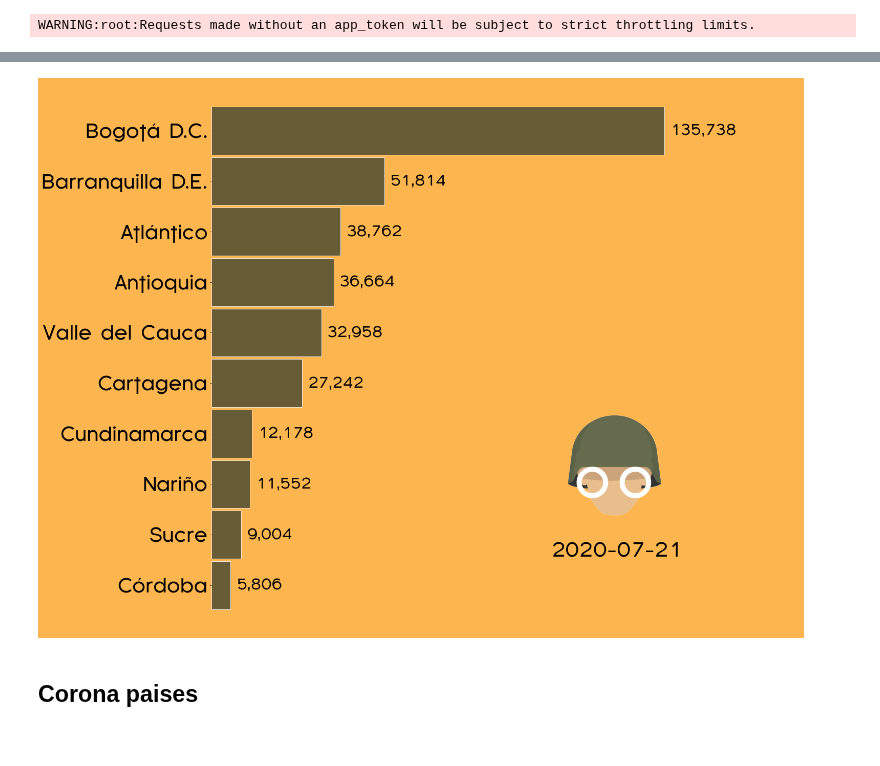
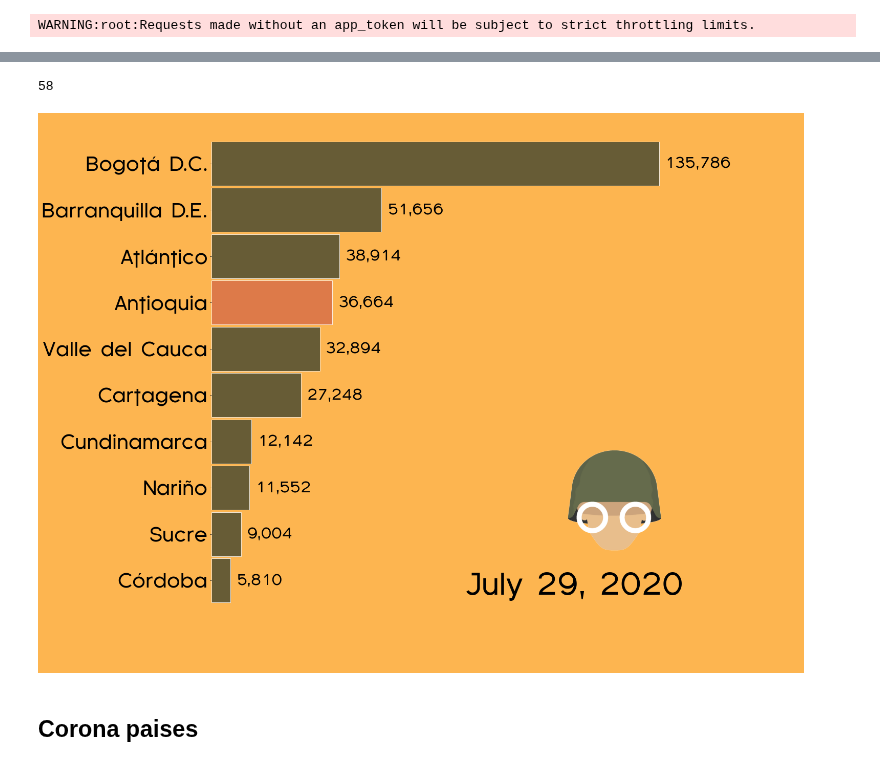
Before and after one commit to datatrooper/instatrooper, a Jupyter notebook: notebooks/2020/t3/carrera coronavirus.ipynb, the cells around one changed output, grey strips where cells are left out. Drawn from its saved outputs; the diff is of its cells as text; code cells hidden in the pictures.

```diff
--- a/notebooks/2020/t3/carrera coronavirus.ipynb
+++ b/notebooks/2020/t3/carrera coronavirus.ipynb
@@ -134,37 +134,45 @@ df_dep_1.iloc[::2]
+# %%
+colores = ['#424630','#d56c48','#424630','#424630','#424630','#424630','#424630','#424630','#424630','#424630','#424630','#424630','#424630','#424630','#424630','#424630','#424630','#424630','#424630','#424630','#424630','#424630','#424630','#424630','#424630','#424630','#424630','#424630','#424630','#424630','#424630','#424630','#424630','#424630','#424630','#424630','#424630','#424630','#424630','#424630','#424630','#424630','#424630','#424630','#424630','#424630','#424630','#424630','#424630','#424630','#424630','#424630','#424630','#424630','#424630','#424630','#424630','#424630']
+len(colores)
+# %% [output]
+58
 # %%
 fpath = os.path.join(rcParams["datapath"], "../../../styles/Florsn01.ttf")
 prop = fm.FontProperties(fname=fpath)
 fig, ax = plt.subplots(figsize=(20, 15), facecolor=(253/255, 181/255, 80/255, 1))
 ax.set_facecolor((253/255, 181/255, 80/255, 1))
 ax.set_xlabel("", fontsize=25)
 ax.set_ylabel("", fontsize=25)
 plt.rcParams['font.size'] = 25
 plt.box(False)
 plt.grid(False)
 plt.rcParams['axes.grid'] = False
 plt.xticks([])
 plt.subplots_adjust(left=0.28, right=1.08, top=1, bottom=0)
 
 
 
 img = plt.imread("../../../styles/cara1-01.png")
 newax = fig.add_axes([0.61, 0.15, 0.3, 0.3], anchor='NE', zorder=-1)
 newax.imshow(img)
 newax.axis('off')
 
 #plt.rcParams['font.family'] = 'Florencesans'
 #for tick in ax.get_xticklabels():
 #    tick.set_fontname("Florencesans")
 '''
 #plt.rcParams['font.family'] = 'Florencesans'
 for tick in ax.get_xticklabels():
     tick.set_fontname("Florencesans")
+
 '''
-bcr.bar_chart_race(df_dep_1.iloc[::2].tail(1), '../../../outputs/covid_dep_test.mp4', colors=['#424630'], fig=fig, n_bars=10, #title={'size':10, 'family':'Florencesans', 'label': 'Covid-19 en Colombia', 'color': '#424630'},
+
+
+bcr.bar_chart_race(df_dep_1.iloc[::2], '../../../outputs/covid_dep_ago22.mp4', colors=colores, fig=fig, n_bars=10, #title={'size':10, 'family':'Florencesans', 'label': 'Covid-19 en Colombia', 'color': '#424630'},
                    tick_label_font={'size':40, 'family':'Florencesans'}, tick_template='{x:10.2f}', bar_label_font={'size':30, 'family':'Florencesans'},
-                   period_label={'size': 40, 'family':'Florencesans', 'x': .8,'y': .15, 'ha': 'right', 'va': 'center'}, period_length=400, shared_fontdict={'family':'Florencesans'})
+                   period_label={'size': 60, 'family':'Florencesans', 'x': .8,'y': .15, 'ha': 'right', 'va': 'center'}, period_length=400, shared_fontdict={'family':'Florencesans'}, filter_column_colors=True, period_template='%B %d, %Y')
 # %% [output]
-[figure, old version]
+[figure, new version]
 # %% [markdown]
 ## Corona paises
 # %%
```
Also changed, not shown: parts of 2 cells of this notebook, 1 other file.
